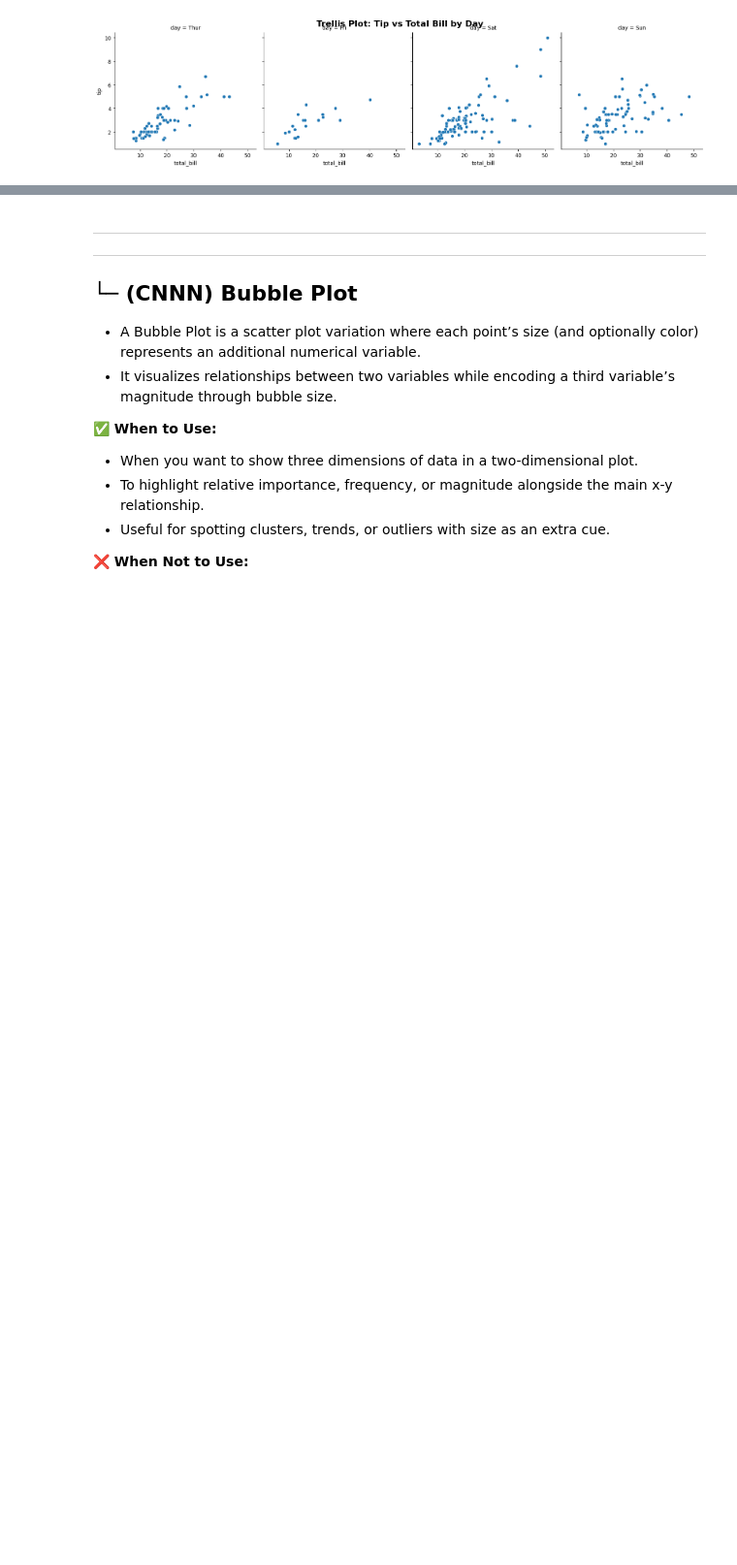
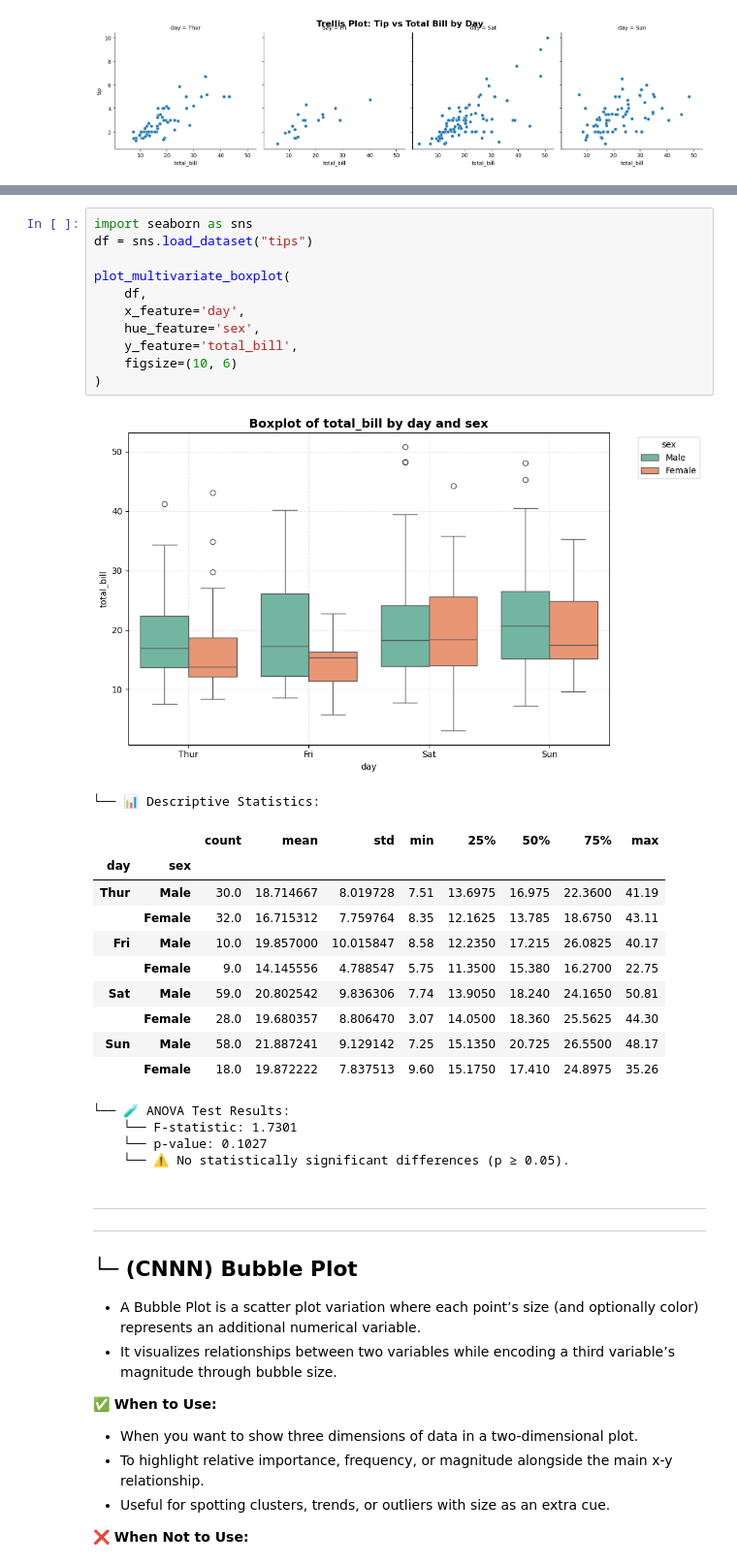
Before and after one commit to JoelNgiamKeeYong/ai-sandbox, a Jupyter notebook: eda/data-visualizations.ipynb, the cells around one changed output, grey strips where cells are left out. Shown at 97% size. Saved outputs shown, nothing was run; the diff lists cells and outputs as text; blank space fills up the shorter version.

```diff
--- a/eda/data-visualizations.ipynb
+++ b/eda/data-visualizations.ipynb
@@ -2423,3 +2520,31 @@ plot_trellis(
+# %%
+import seaborn as sns
+df = sns.load_dataset("tips")
+
+plot_multivariate_boxplot(
+    df,
+    x_feature='day',
+    hue_feature='sex',
+    y_feature='total_bill',
+    figsize=(10, 6)
+)
+# %% [output]
+[figure, added]
+└── 📊 Descriptive Statistics:
+|  |  | count | mean | std | min | 25% | 50% | 75% | max |
+| day | sex |  |  |  |  |  |  |  |  |
+| Thur | Male | 30.0 | 18.714667 | 8.019728 | 7.51 | 13.6975 | 16.975 | 22.3600 | 41.19 |
+|  | Female | 32.0 | 16.715312 | 7.759764 | 8.35 | 12.1625 | 13.785 | 18.6750 | 43.11 |
+| Fri | Male | 10.0 | 19.857000 | 10.015847 | 8.58 | 12.2350 | 17.215 | 26.0825 | 40.17 |
+|  | Female | 9.0 | 14.145556 | 4.788547 | 5.75 | 11.3500 | 15.380 | 16.2700 | 22.75 |
+| Sat | Male | 59.0 | 20.802542 | 9.836306 | 7.74 | 13.9050 | 18.240 | 24.1650 | 50.81 |
+|  | Female | 28.0 | 19.680357 | 8.806470 | 3.07 | 14.0500 | 18.360 | 25.5625 | 44.30 |
+| Sun | Male | 58.0 | 21.887241 | 9.129142 | 7.25 | 15.1350 | 20.725 | 26.5500 | 48.17 |
+|  | Female | 18.0 | 19.872222 | 7.837513 | 9.60 | 15.1750 | 17.410 | 24.8975 | 35.26 |
+└── 🧪 ANOVA Test Results:
+    └── F-statistic: 1.7301
+    └── p-value: 0.1027
+    └── ⚠️ No statistically significant differences (p ≥ 0.05).
 # %% [markdown]
 ---
 ---
```
Also changed, not shown: parts of 2 cells of this notebook, 13 other files.
